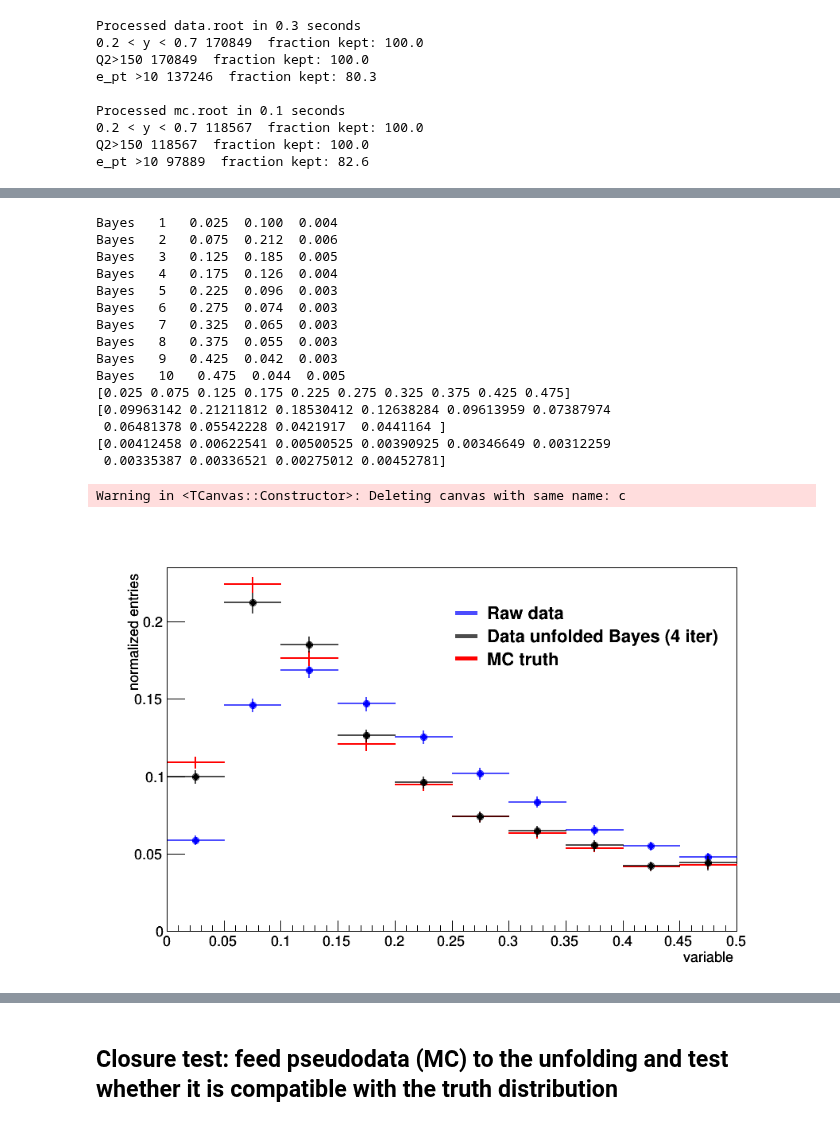
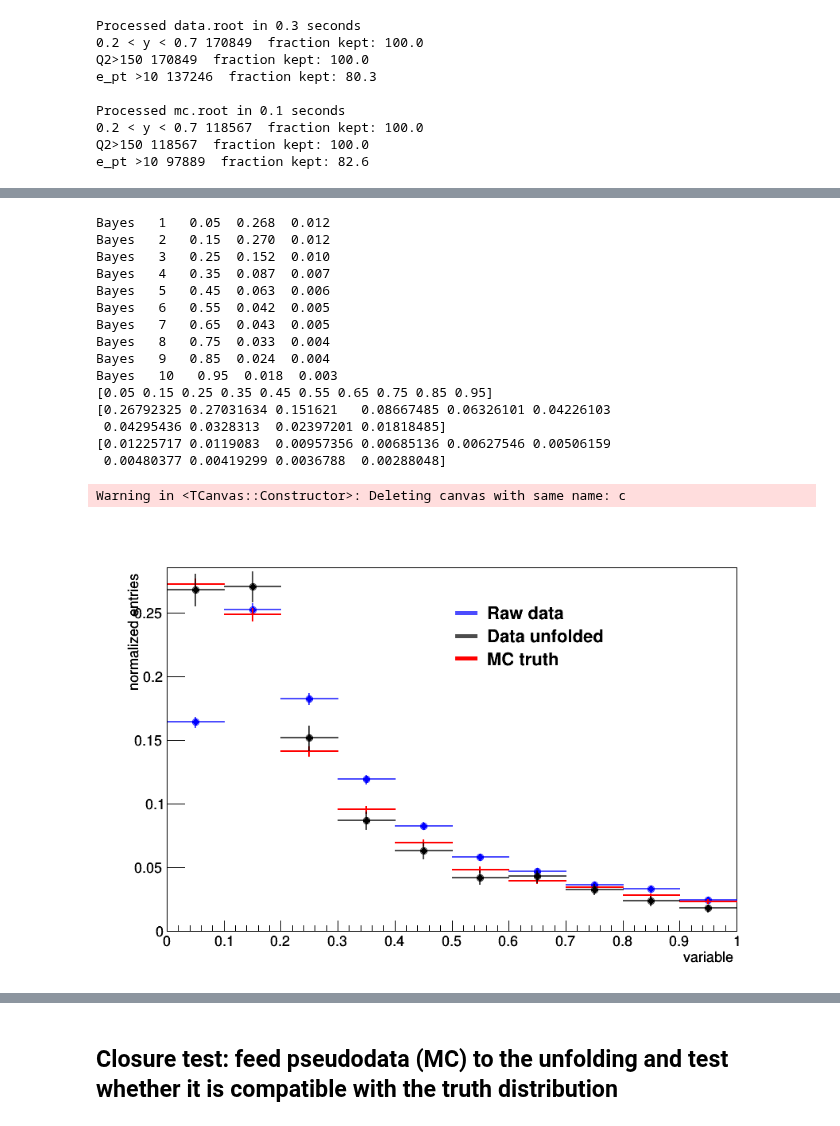
Before and after one commit to miguelignacio/disjets, a Jupyter notebook: Unfolding_RooUnfold.ipynb, the cells around one changed output, grey strips where cells are left out. Drawn from its saved outputs; the diff is of its cells as text; code cells hidden in the pictures.

```diff
--- a/Unfolding_RooUnfold.ipynb
+++ b/Unfolding_RooUnfold.ipynb
@@ -170,6 +178,5 @@ jet_pt>5 125072  fraction kept: 100.0
 # %%
-coarsebins = 10
-finebins = 10
+
 #minval = 2.5
 #maxval = np.pi
 #variable    = 'jet_dphi'
@@ -185,12 +192,25 @@ finebins = 10
 #variable = 'jet_qtnormept'
 #genvariable = 'genjet_qtnormept'
 
+
+coarsebins = 10
+finebins = 10
 minval = 0.0
-maxval = 0.50
+maxval = 1.0
 variable = 'jet_qtnormjetpt'
 genvariable = 'genjet_qtnormjetpt'
+namevariable = r'$q_{T}/p_{T}^{jet}$'
+
+#coarsebins = 10
+#finebins = 10
+#minval = 0
+#maxval = 1.0
+#variable = 'jet_z'
+#genvariable = 'genjet_z'
+#namevariable = r'$z_{jet}$'
 
 
+binwidth = (maxval - minval)/coarsebins
 
 M = ROOT.TH2D("M", "Response Matrix", coarsebins,minval,maxval, finebins,minval,maxval)
 M1 = M.Clone("M1")
@@ -362,21 +413,23 @@ c.Draw()
 # %%
-#data_inputforunfolding = h_data.Clone()
-data_inputforunfolding = h_fakedata.Clone()
+data_inputforunfolding = h_data.Clone()
+#data_inputforunfolding = h_fakedata.Clone()
 
 response= RooUnfoldResponse(mc_reco, mc_truth, responseMatrix,"response","response")
-#response.UseOverflow()
+response.UseOverflow()
 
 data_unfolded = {}
 ErrorMatrices = {}
 unfold = {}
 
-nbayes_iter = 4
-unfold['Bayes'] =  RooUnfoldBayes(response, data_inputforunfolding, nbayes_iter)
+nbayes_iter = 12
+unfold['Bayes'] = RooUnfoldBayes(response, data_inputforunfolding, nbayes_iter)
+#RooUnfoldTUnfold(response, data_inputforunfolding) #
 unfold['Bayes'].IncludeSystematics()
 
 
 data_unfolded['Bayes'] = unfold['Bayes'].Hreco();
 ErrorMatrices['Bayes'] = unfold['Bayes'].Ereco();
+unfold['Bayes'].PrintTable (cout, mc_truth)
 # %% [output]
 Now unfolding...
 Iteration : 0
@@ -392,10 +451,0 @@ Calculating covariance due to unfolding matrix...
-# %%
-for key in ['Bayes']:
-    print '%%%%%%%%%%%%%%%%%%%%%% ', key
-    print unfold[key].Chi2(mc_truth,0)
-    print 'Option 1: use errors propagated through the unfolding'
-    print unfold[key].Chi2(mc_truth,1)
-    print 'Option 2: use covariance matrix returned from unfolding'
-    print unfold[key].Chi2(mc_truth,2)
-    print 'Option 3: use covariance matrix from the variation of the results in toy MC tests'
-    print unfold[key].Chi2(mc_truth,3)
@@ -484,7 +511,6 @@ h_data.SetMarkerStyle(20)
 color = {}
 color['Bayes'] = 1
 
-data_unfolded[key].Scale(1.0/data_unfolded[key].Integral())
 h_data.Scale(1.0/h_data.Integral())
 mc_truth.Scale(1.0/mc_truth.Integral())
 
@@ -494,47 +520,49 @@ result_y = np.array([])
 result_erry = np.array([])
 
 for key in ['Bayes']:
     data_unfolded[key].SetMarkerStyle(20)
     data_unfolded[key].SetLineWidth(2)
     data_unfolded[key].SetLineColorAlpha(color[key],alpha)
     data_unfolded[key].SetMarkerColor(color[key])
+    data_unfolded[key].Scale(1.0/data_unfolded[key].Integral())
+
     for i in range(1,data_unfolded[key].GetNbinsX()+1):
         print key, ' ' , i , ' ', data_unfolded[key].GetBinCenter(i), ' %2.3f'%data_unfolded[key].GetBinContent(i), ' %2.3f'%data_unfolded[key].GetBinError(i)
         result_x = np.append(result_x, data_unfolded[key].GetBinCenter(i))
         result_y = np.append(result_y, data_unfolded[key].GetBinContent(i))
         result_erry = np.append(result_erry, data_unfolded[key].GetBinError(i))
 hstack.Add(h_data)
 hstack.Add(mc_truth)
 hstack.Add(data_unfolded['Bayes'])
 label.Add(h_data, 'Raw data', 'L')
-label.Add(data_unfolded['Bayes'],'Data unfolded Bayes (%i iter)'%nbayes_iter,'L')
+label.Add(data_unfolded['Bayes'],'Data unfolded','L')
 label.Add(mc_truth, 'MC truth', 'L')
 
 hstack.SetTitle('; variable; normalized entries')
 hstack.Draw('nostack')
 hstack.GetYaxis().SetNdivisions(6)
 label.Draw(.5,.85)
 
 c.Draw()
 print result_x
 print result_y
 print result_erry
 #c.SaveAs('Unfoldedresult%s.pdf'%(datatype))
 # %% [output]
-Bayes   1   0.025  0.100  0.004
-Bayes   2   0.075  0.212  0.006
-Bayes   3   0.125  0.185  0.005
-Bayes   4   0.175  0.126  0.004
-Bayes   5   0.225  0.096  0.003
-Bayes   6   0.275  0.074  0.003
-Bayes   7   0.325  0.065  0.003
-Bayes   8   0.375  0.055  0.003
-Bayes   9   0.425  0.042  0.003
-Bayes   10   0.475  0.044  0.005
-[0.025 0.075 0.125 0.175 0.225 0.275 0.325 0.375 0.425 0.475]
-[0.09963142 0.21211812 0.18530412 0.12638284 0.09613959 0.07387974
- 0.06481378 0.05542228 0.0421917  0.0441164 ]
-[0.00412458 0.00622541 0.00500525 0.00390925 0.00346649 0.00312259
- 0.00335387 0.00336521 0.00275012 0.00452781]
+Bayes   1   0.05  0.268  0.012
+Bayes   2   0.15  0.270  0.012
+Bayes   3   0.25  0.152  0.010
+Bayes   4   0.35  0.087  0.007
+Bayes   5   0.45  0.063  0.006
+Bayes   6   0.55  0.042  0.005
+Bayes   7   0.65  0.043  0.005
+Bayes   8   0.75  0.033  0.004
+Bayes   9   0.85  0.024  0.004
+Bayes   10   0.95  0.018  0.003
+[0.05 0.15 0.25 0.35 0.45 0.55 0.65 0.75 0.85 0.95]
+[0.26792325 0.27031634 0.151621   0.08667485 0.06326101 0.04226103
+ 0.04295436 0.0328313  0.02397201 0.01818485]
+[0.01225717 0.0119083  0.00957356 0.00685136 0.00627546 0.00506159
+ 0.00480377 0.00419299 0.0036788  0.00288048]
 Warning in <TCanvas::Constructor>: Deleting canvas with same name: c
-[figure, old version]
+[figure, new version]
```
Also changed, not shown: parts of 39 cells of this notebook, 1 other file.
